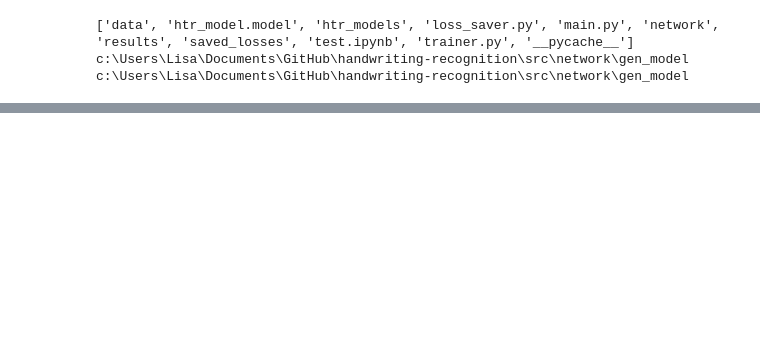
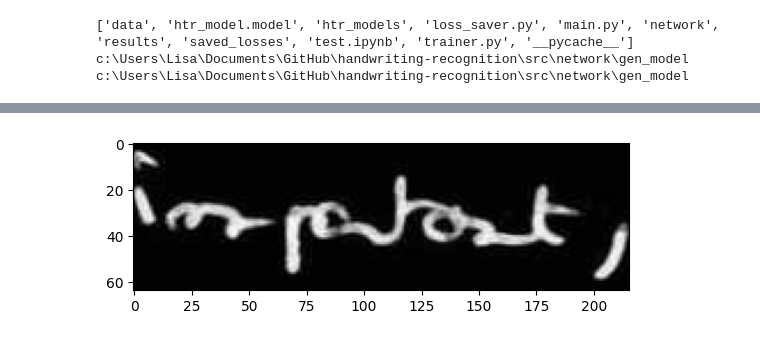
Before and after one commit to Lisa-dk/self-supervised-htr, a Jupyter notebook: src/network/gen_model/augmentation_test.ipynb, the cells around one changed output, grey strips where cells are left out. Drawn from its saved outputs; the diff is of its cells as text; code cells hidden in the pictures; blank space fills up the shorter version.

Commit message:
added proction profile loss and augmentation testing

```diff
--- a/src/network/gen_model/augmentation_test.ipynb
+++ b/src/network/gen_model/augmentation_test.ipynb
@@ -79,19 +95,0 @@ print(len(img_paths))
-# %%
-for idx, img_path in enumerate(img_paths):
-    print(idx)
-    img_path = "../../" + img_path
-    img_path = img_path.replace("/", "\\")
-    print(img_path, os.getcwd())
-    img = 255 - cv2.imread(img_path, cv2.IMREAD_GRAYSCALE)
-    print(img.shape)
-    img = transforms(img)
-    print(img.shape)
-    gen_input = copy_style_imgs(img)
-    print(gen_input.shape)
-
-    label = tokenizer.encode(labels[idx])
-    imgs.append(img)
-    gen_inputs.append(gen_inputs)
-    labels_.append(label)
-
-print(np.asarray(gen_inputs).shape)
@@ -97,0 +100,60 @@ print(np.asarray(gen_inputs).shape)
+# %%
+for idx in range(len(img_paths)):
+    img_path = "../../" + img_paths[idx]
+    img_path = img_path.replace("/", "\\")
+    print(img_path, os.getcwd())
+    img = 255 - cv2.imread(img_path, cv2.IMREAD_GRAYSCALE)
+    img = transforms_(img)
+    print(img.shape)
+    gen_input = copy_style_imgs(img)
+    print("copy aug")
+    gen_aug_input = copy_style_imgs_aug(img)
+    print(gen_aug_input.shape)
+    label = tokenizer.encode(labels[idx])
+    label = torch.from_numpy(np.array(label)).cuda().long()
+    label = torch.nn.functional.one_hot(label, 56).float()
+    print(label.shape)
+
+    gen_input = torch.from_numpy(gen_input).squeeze(1).unsqueeze(0).cuda()
+    gen_aug_input = torch.from_numpy(gen_aug_input).squeeze(1).unsqueeze(0).cuda()
+
+    synth_img = gen_model(gen_input, label.unsqueeze(0)).detach().cpu()
+    synth_img_aug = gen_model(gen_aug_input, label.unsqueeze(0)).detach().cpu()
+
+    img = img + 1.
+    synth_img = synth_img + 1.
+
+    vertical_profile = torch.sum(img, axis=[1])
+    synth_vertical_profile = torch.sum(synth_img[0], axis=[1])
+    mean = torch.mean(vertical_profile) + torch.mean(synth_vertical_profile) / 2
+    std = torch.std(vertical_profile) + torch.std(synth_vertical_profile) / 2
+
+    vertical_profile = (vertical_profile - mean) / std
+    synth_vertical_profile = (synth_vertical_profile - mean) / std
+
+    print(synth_vertical_profile.shape, synth_img.shape)
+
+    vertical_filter = np.array([[1, 2, 1],[0,0,0],[-1,-2,-1]])
+    conv1 =torch.nn.Conv2d(1, 1, kernel_size=3, stride=1, padding=1, bias=False)
+    conv1.weight = torch.nn.Parameter(torch.from_numpy(vertical_filter).float().unsqueeze(0).unsqueeze(0))
+    G_y = conv1(img).data.view(1,img.shape[1], img.shape[2])
+    G_y = (G_y - torch.min(G_y)) / (torch.max(G_y) - torch.min(G_y))
+    print(torch.min(G_y))
+    G_y = (G_y >= 0.7) +  (G_y <= 0.3)
+
+    plt.imshow(img[0], cmap='gray')
+    plt.show()
+    # plt.imshow(G_y[0], cmap='gray')
+    # plt.show()
+
+    print(labels[idx])
+    plt.imshow(synth_img[0][0], cmap='gray')
+    plt.show()
+    plt.imshow(synth_img_aug[0][0], cmap='gray')
+    plt.show()
+
+
+    plt.plot([i for i in range(216)], vertical_profile[0])
+    plt.plot([i for i in range(216)], synth_vertical_profile[0])
+    plt.show()
+# %% [output]
@@ -97,0 +168 @@ print(np.asarray(gen_inputs).shape)
+[figure, added]
```
Also changed, not shown: parts of 12 cells of this notebook, 1 other file.
